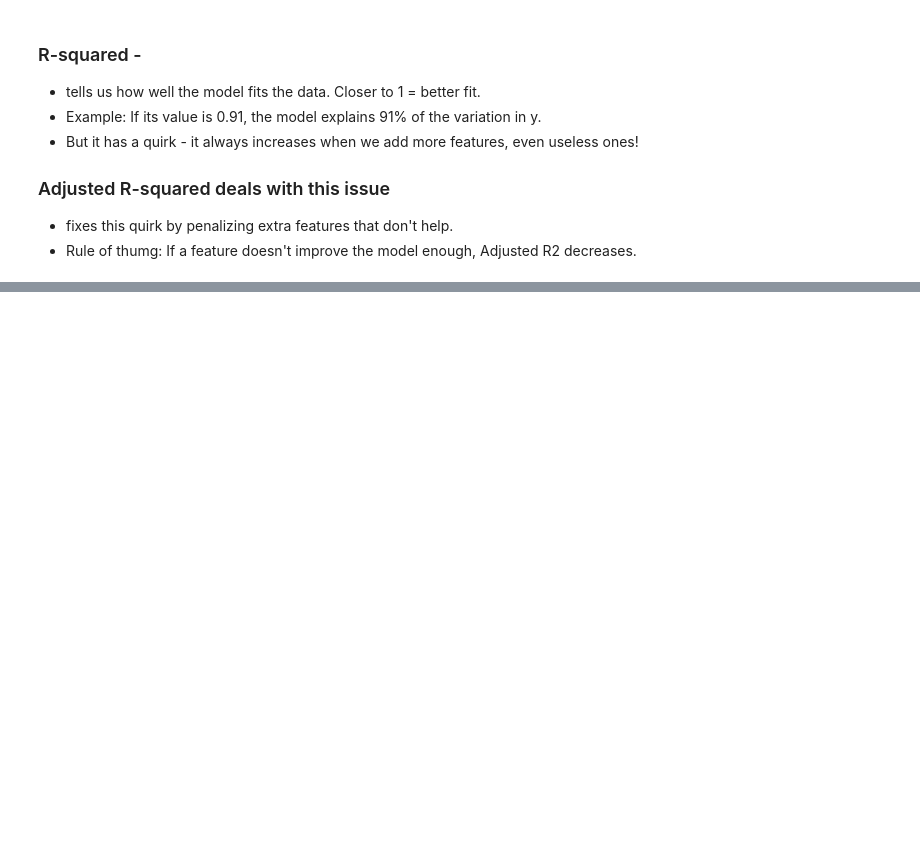
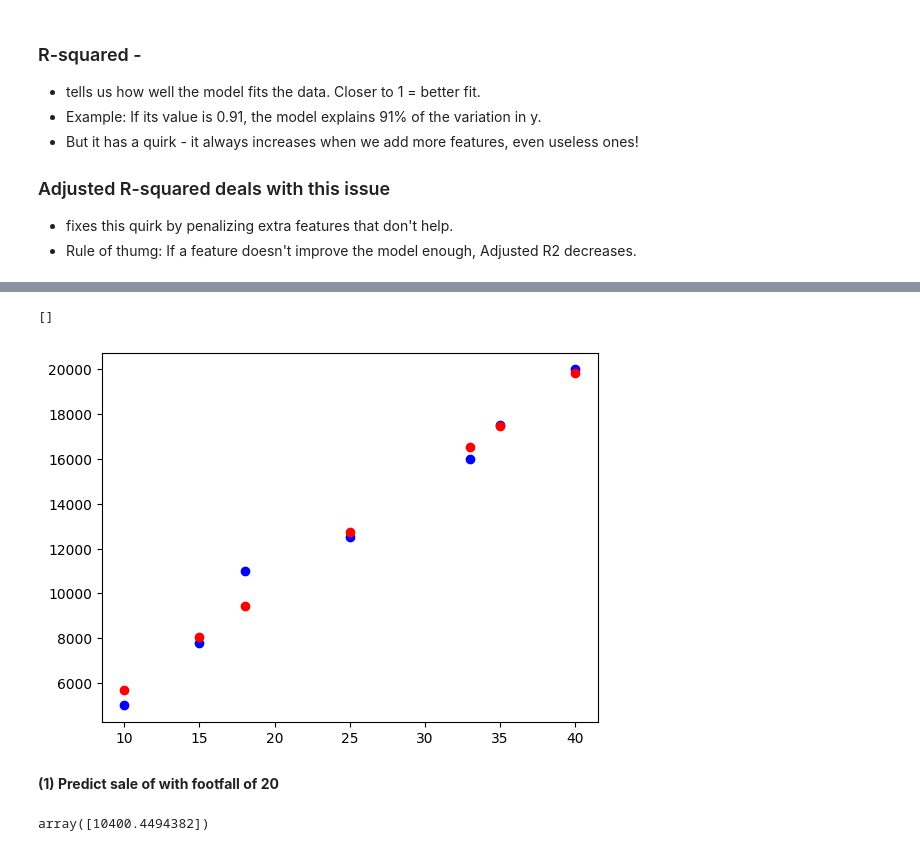
Before and after one commit to AmeyPhutane123/LearningDataScience, a Jupyter notebook: Data Science/LearningNotebooksbyAmey/1_LinearRegressionModel.ipynb, the cells around one changed output, grey strips where cells are left out. Drawn from its saved outputs; the diff is of its cells as text; code cells hidden in the pictures; blank space fills up the shorter version.

Commit message:
LinearRegressionCompleted

```diff
--- a/Data Science/LearningNotebooksbyAmey/1_LinearRegressionModel.ipynb
+++ b/Data Science/LearningNotebooksbyAmey/1_LinearRegressionModel.ipynb
@@ -184,0 +216,5 @@ model.rsquared, model.rsquared_adj
+# %%
+pred_var = 'DailySales'
+X = df.drop(pred_var, axis = 1)
+y = df[pred_var]
+X.head()
@@ -184,0 +257,3 @@ model.rsquared, model.rsquared_adj
+# %%
+model = LinearRegression()
+model.fit(X,y)
@@ -184,0 +270,3 @@ model.rsquared, model.rsquared_adj
+# %%
+y_pred = model.predict(X)
+y_pred
@@ -184,0 +276,2 @@ model.rsquared, model.rsquared_adj
+# %%
+df['predicted_value'] = y_pred
@@ -184,0 +289,13 @@ model.rsquared, model.rsquared_adj
+# %%
+plt.scatter(df['Footfalls'],df['DailySales'], color = 'Blue' )
+plt.scatter(df['Footfalls'],df['predicted_value'], color = 'red')
+plt.plot()
+# %% [output]
+[]
+[figure, added]
+# %% [markdown]
+**(1) Predict sale of with footfall of 20**
+# %%
+model.intercept_ + model.coef_*20
+# %% [output]
+array([10400.4494382])
```
Also changed, not shown: parts of 15 cells of this notebook, 1 other file.
